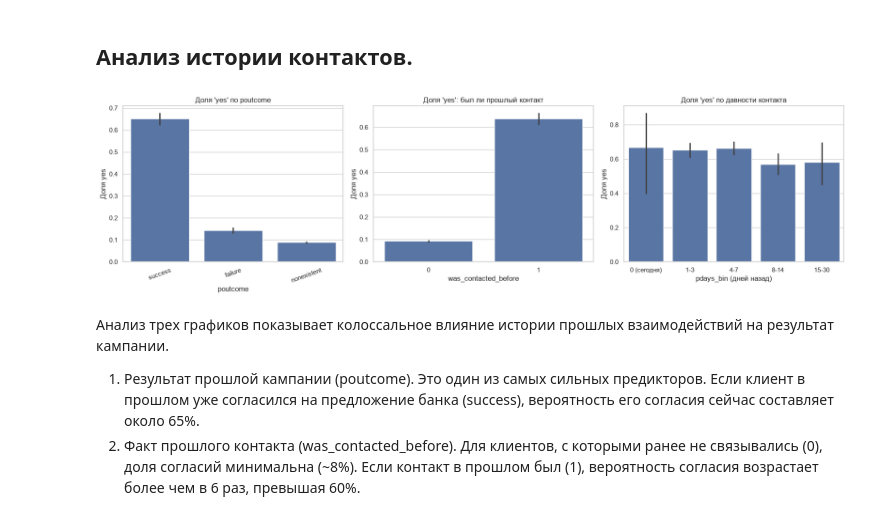
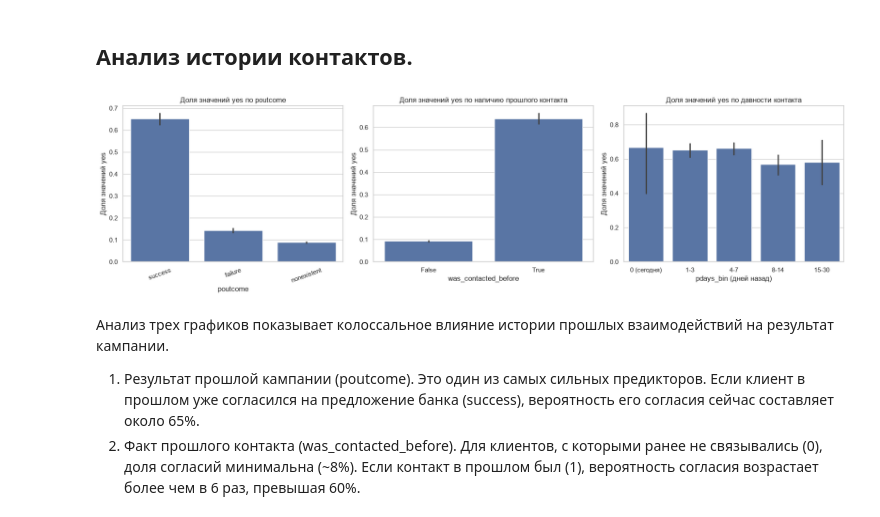
Before and after one commit to KgAmerlion/project_practice_team_1, a Jupyter notebook: Notebook_Bank_Marketing_analitika (2).ipynb, the cells around one changed output. Drawn from its saved outputs; the diff is of its cells as text; code cells hidden in the pictures.

Commit message:
Исправлен бинарный признак в "Обработке данных о количестве дней, прошедших с момента последнего контакта банка с клиентом".

```diff
--- a/Notebook_Bank_Marketing_analitika (2).ipynb
+++ b/Notebook_Bank_Marketing_analitika (2).ipynb
@@ -203,6 +212,5 @@ implicit_na
 # %% [markdown]
 ## Обработка данных о количестве дней, прошедших с момента последнего контакта банка с клиентом.
 # %%
-df["was_contacted_before"] = (df["pdays"] != 999).astype(int)
-df["pdays_clean"] = df["pdays"].where(df["pdays"] != 999)
+df["was_contacted_before"] = df["pdays"] != 999
 # %% [markdown]
@@ -214,40 +218,38 @@ df["pdays_clean"] = df["pdays"].where(df["pdays"] != 999)
 # %% [markdown]
 # Визуализации анализируемых данных.
 # %%
-df["pdays_bin"] = pd.cut(df["pdays_clean"], [-1, 0, 3, 7, 14, 30])
-df["age_bin"] = pd.cut(df["age"], [17, 25, 35, 45, 55, 65, 100])
 df["is_yes"] = (df["y"] == "yes").astype(int)
 # %% [markdown]
 ## Анализ истории контактов.
 # %%
 labels = ['0 (сегодня)', '1-3', '4-7', '8-14', '15-30']
 df['pdays_bin'] = pd.cut(df['pdays'], bins=[-1, 0, 3, 7, 14, 30], labels=labels)
 
 fig, axes = plt.subplots(1, 3, figsize=(18, 5))
 
 sns.barplot(
     data=df, x="poutcome", y="is_yes",
     order=df.groupby("poutcome")["is_yes"].mean().sort_values(ascending=False).index,
     ax=axes[0]
 )
-axes[0].set_title("Доля 'yes' по poutcome")
-axes[0].set_ylabel("Доля yes")
+axes[0].set_title("Доля значений yes по poutcome")
+axes[0].set_ylabel("Доля значений yes")
 axes[0].tick_params(axis="x", rotation=20)
 
 sns.barplot(data=df, x="was_contacted_before", y="is_yes", ax=axes[1])
-axes[1].set_title("Доля 'yes': был ли прошлый контакт")
+axes[1].set_title("Доля значений yes по наличию прошлого контакта")
 axes[1].set_xlabel("was_contacted_before")
-axes[1].set_ylabel("Доля yes")
+axes[1].set_ylabel("Доля значений yes")
 
 sns.barplot(data=df, x="pdays_bin", y="is_yes", ax=axes[2])
-axes[2].set_title("Доля 'yes' по давности контакта")
+axes[2].set_title("Доля значений yes по давности контакта")
 axes[2].set_xlabel("pdays_bin (дней назад)")
-axes[2].set_ylabel("Доля yes")
+axes[2].set_ylabel("Доля значений yes")
 
 plt.tight_layout()
 plt.show()
 # %% [output]
-[figure, old version]
+[figure, new version]
 # %% [markdown]
 Анализ трех графиков показывает колоссальное влияние истории прошлых взаимодействий на результат кампании.
 1. Результат прошлой кампании (poutcome). Это один из самых сильных предикторов. Если клиент в прошлом уже согласился на предложение банка (success), вероятность его согласия сейчас составляет около 65%.
```
Also changed, not shown: parts of 13 cells of this notebook.
